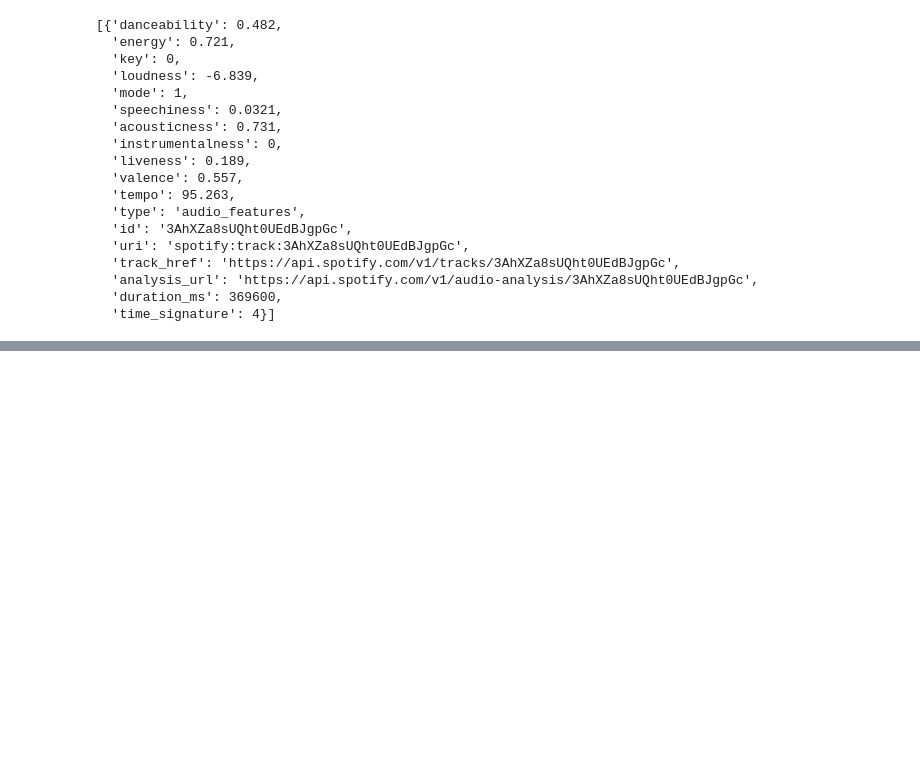
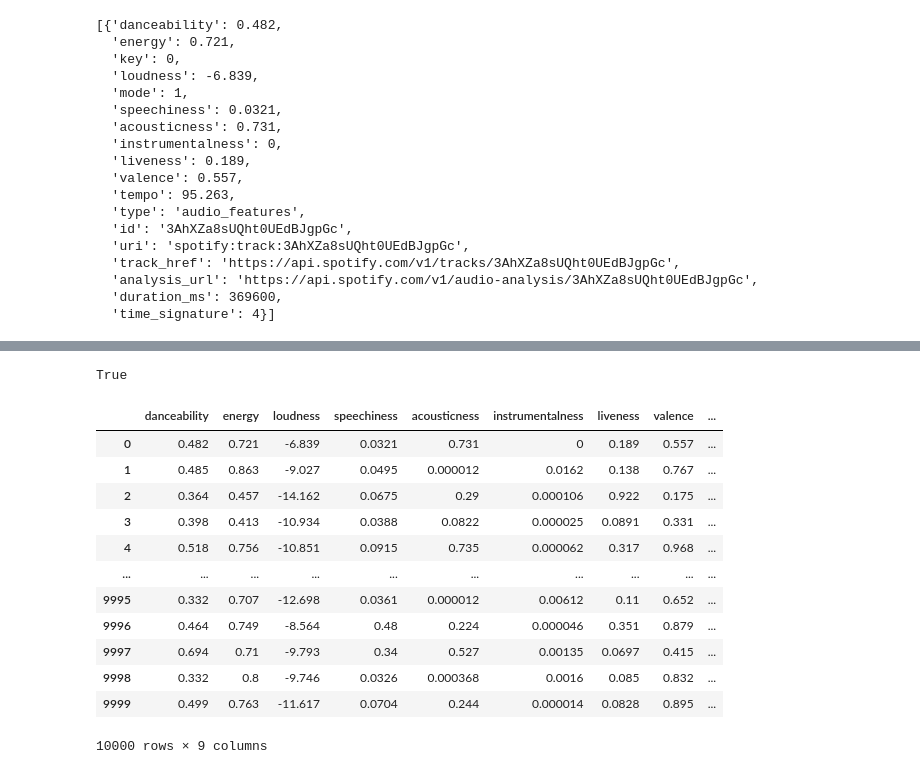
Before and after one commit to hollyjanedalton/lab-web-scraping-single-page, a Jupyter notebook: GNODproject_Labs.ipynb, the cells around one changed output, grey strips where cells are left out. Cells and saved outputs as stored; diff of their text form; code cells hidden in the pictures; blank space fills up the shorter version.

Commit message:
Finished creating dataframe with audio features

```diff
--- a/GNODproject_Labs.ipynb
+++ b/GNODproject_Labs.ipynb
@@ -293,3 +231,8 @@ sp.audio_features(song_uri)
   'analysis_url': 'https://api.spotify.com/v1/audio-analysis/3AhXZa8sUQht0UEdBJgpGc',
   'duration_ms': 369600,
   'time_signature': 4}]
+# %%
+#creating lists to hold song, artist, uri
+song_name = []
+artist_name = []
+track_uri = []
@@ -462,0 +363,4 @@ sublist5=playlist_uri[8000:10000]
+# %%
+[None] in audio_features # some of the audiofeatures have [None] because there was no trackuri
+# %% [output]
+True
@@ -463,6 +379,23 @@ sublist5=playlist_uri[8000:10000]
 # %%
-audio_features1 = []
+for i in range(len(all_tracks)):
+    try:
+        danceability.append(audio_features[i][0]['danceability'])
+        energy.append(audio_features[i][0]['energy'])
+        loudness.append(audio_features[i][0]['loudness'])
+        speechiness.append(audio_features[i][0]['speechiness'])
+        acousticness.append(audio_features[i][0]['acousticness'])
+        instrumentalness.append(audio_features[i][0]['instrumentalness'])
+        liveness.append(audio_features[i][0]['liveness'])
+        valence.append(audio_features[i][0]['valence'])
+        tempo.append(audio_features[i][0]['tempo'])
 
-for uri in sublist1 :
-    audio_features1.append(sp.audio_features(uri))
-    sleep(0.2)
+    except:
+        danceability.append('NaN')
+        energy.append('NaN')
+        loudness.append('NaN')
+        speechiness.append('NaN')
+        acousticness.append('NaN')
+        instrumentalness.append('NaN')
+        liveness.append('NaN')
+        valence.append('NaN')
+        tempo.append('Na')
@@ -492,0 +402,27 @@ for uri in sublist5 :
+# %%
+spotify_af = pd.DataFrame({'danceability' : danceability,
+                          'energy': energy,
+                          'loudness': loudness,
+                          'speechiness': speechiness,
+                           'acousticness': acousticness,
+                           'instrumentalness': instrumentalness,
+                           'liveness': liveness,
+                           'valence': valence,
+                           'tempo': tempo
+                          })
+# %%
+spotify_af
+# %% [output]
+|  | danceability | energy | loudness | speechiness | acousticness | instrumentalness | liveness | valence | ... |
+| 0 | 0.482 | 0.721 | -6.839 | 0.0321 | 0.731 | 0 | 0.189 | 0.557 | ... |
+| 1 | 0.485 | 0.863 | -9.027 | 0.0495 | 0.000012 | 0.0162 | 0.138 | 0.767 | ... |
+| 2 | 0.364 | 0.457 | -14.162 | 0.0675 | 0.29 | 0.000106 | 0.922 | 0.175 | ... |
+| 3 | 0.398 | 0.413 | -10.934 | 0.0388 | 0.0822 | 0.000025 | 0.0891 | 0.331 | ... |
+| 4 | 0.518 | 0.756 | -10.851 | 0.0915 | 0.735 | 0.000062 | 0.317 | 0.968 | ... |
+| ... | ... | ... | ... | ... | ... | ... | ... | ... | ... |
+| 9995 | 0.332 | 0.707 | -12.698 | 0.0361 | 0.000012 | 0.00612 | 0.11 | 0.652 | ... |
+| 9996 | 0.464 | 0.749 | -8.564 | 0.48 | 0.224 | 0.000046 | 0.351 | 0.879 | ... |
+| 9997 | 0.694 | 0.71 | -9.793 | 0.34 | 0.527 | 0.00135 | 0.0697 | 0.415 | ... |
+| 9998 | 0.332 | 0.8 | -9.746 | 0.0326 | 0.000368 | 0.0016 | 0.085 | 0.832 | ... |
+| 9999 | 0.499 | 0.763 | -11.617 | 0.0704 | 0.244 | 0.000014 | 0.0828 | 0.895 | ... |
+10000 rows × 9 columns
```
Also changed, not shown: parts of 51 cells of this notebook, 2 other files.
